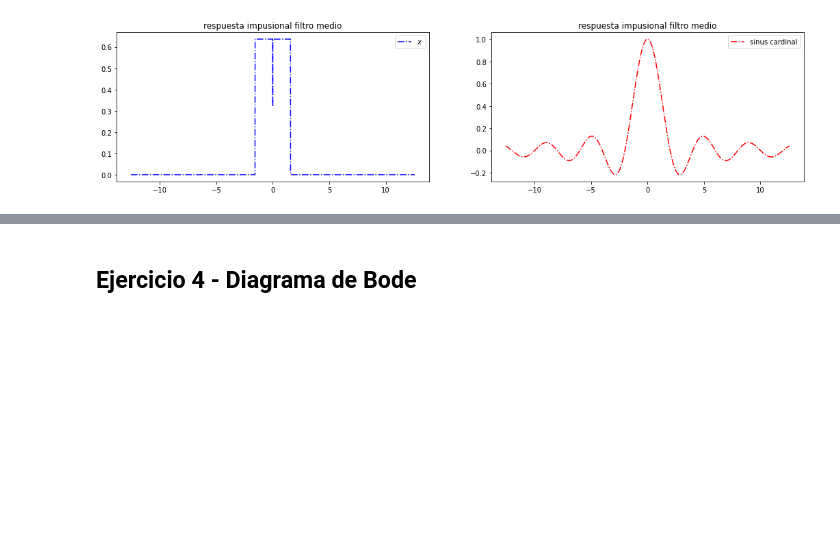
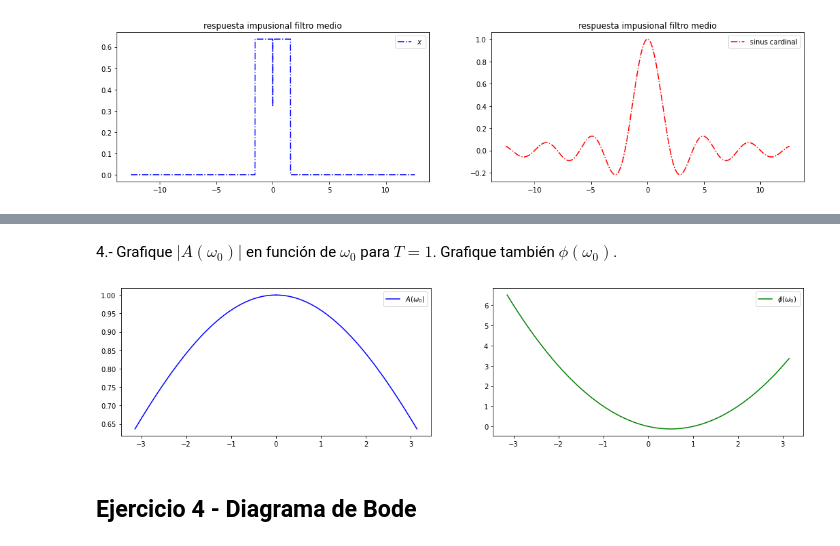
Before and after one commit to Jennipri/trabajofmps, a Jupyter notebook: tranajofmps.ipynb, the cells around one changed output, grey strips where cells are left out. Saved outputs shown, nothing was run; the diff lists cells and outputs as text; code cells hidden in the pictures; blank space fills up the shorter version.

```diff
--- a/tranajofmps.ipynb
+++ b/tranajofmps.ipynb
@@ -294,3 +329,18 @@ Text(0.5, 1.0, 'respuesta impusional filtro medio')
+# %% [markdown]
+4.- Grafique $|A(\omega_0)|$ en función de $\omega_0$ para $T = 1$. Grafique también $\phi(\omega_0)$.
+# %%
+T=1
+w0=np.copy(t)
+A=np.sin(w0*T/2)/(w0*T/2)
+phi =w0*t/2 -w0*T/2
+
+fig, ax = plt.subplots(1,2,figsize=(18,4))
+o1 = ax[0].plot(w0,np.abs(A),'b-',label = '$A(\omega_0)$')
+o2 = ax[1].plot(w0, phi, 'g-', label='$ \phi(\omega_0) $')
+ax[0].legend()
+ax[1].legend();
+# %% [output]
+[figure, added]
 # %% [markdown]
 Ejercicio 4 - Diagrama de Bode
 ---------------
```
Also changed, not shown: parts of 5 cells of this notebook.
